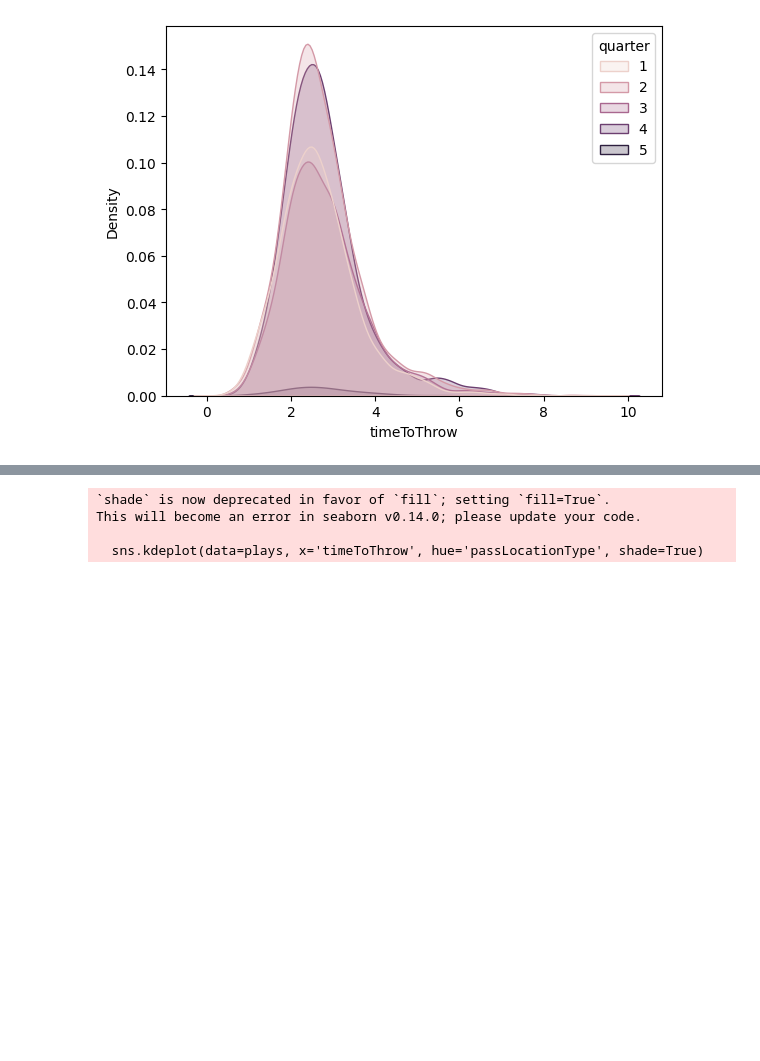
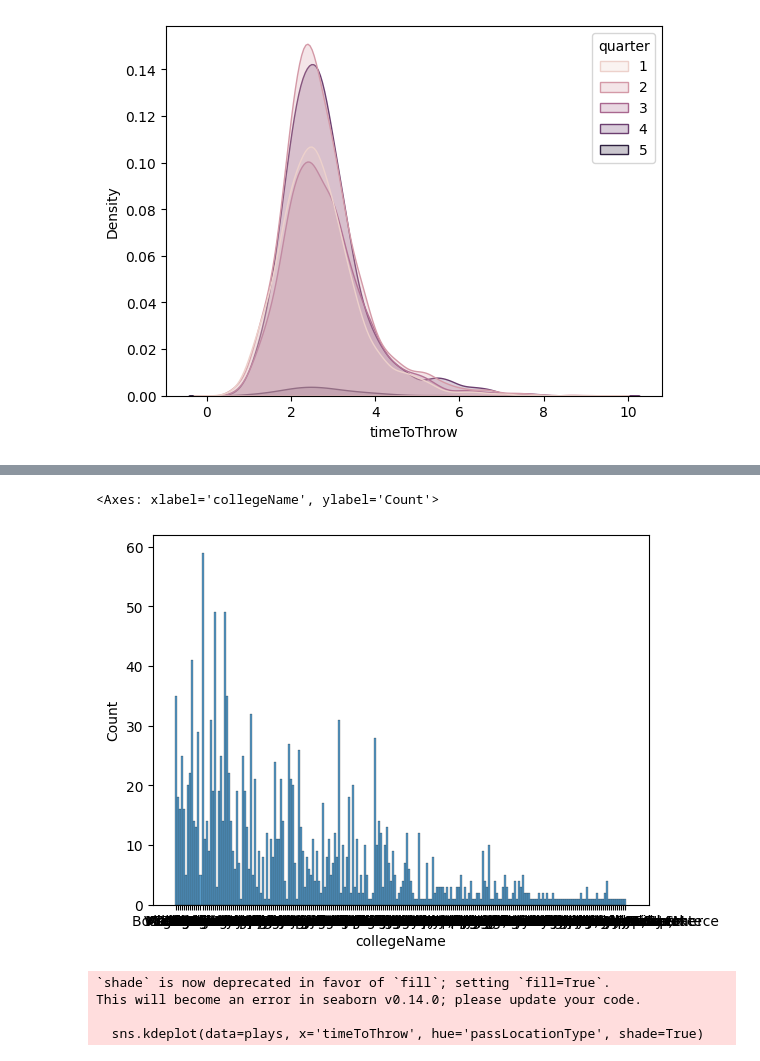
Before and after one commit to maxsossin/NFL-data-analysis-2025, a Jupyter notebook: nfl-data-analysis.ipynb, the cells around one changed output, grey strips where cells are left out. Saved outputs shown, nothing was run; the diff lists cells and outputs as text; code cells hidden in the pictures; blank space fills up the shorter version.

```diff
--- a/nfl-data-analysis.ipynb
+++ b/nfl-data-analysis.ipynb
@@ -76,3 +151,8 @@ This will become an error in seaborn v0.14.0; please update your code.
+# %%
+sns.histplot(players['collegeName'])
+# %% [output]
+<Axes: xlabel='collegeName', ylabel='Count'>
+[figure, added]
 # %%
 sns.kdeplot(data=plays, x='timeToThrow', hue='passLocationType', shade=True)
 # %% [output]
```
Also changed, not shown: parts of 3 cells of this notebook.
